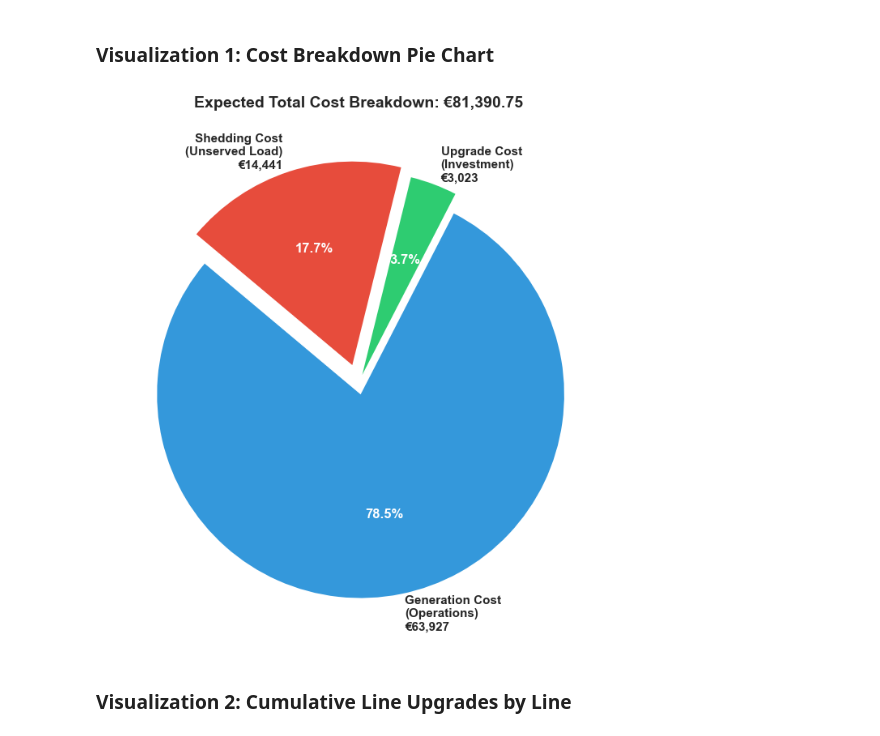
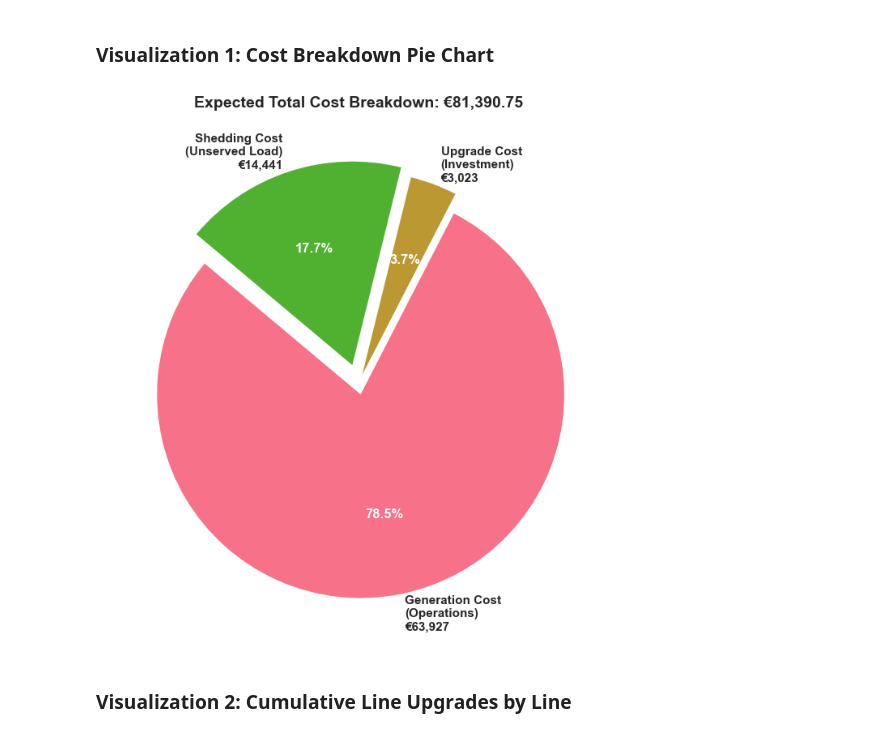
Before and after one commit to s204737/Assignment2_Group40, a Jupyter notebook: Multiyear_stochastic_model.ipynb, the cells around one changed output. Saved outputs shown, nothing was run; the diff lists cells and outputs as text; code cells hidden in the pictures.

Commit message:
graph changes

```diff
--- a/Multiyear_stochastic_model.ipynb
+++ b/Multiyear_stochastic_model.ipynb
@@ -677,34 +677,34 @@ COMPREHENSIVE RESULTS SUMMARY
 ### Visualization 1: Cost Breakdown Pie Chart
 # %%
 if model.status == GRB.OPTIMAL:
+    sns.set_palette("husl")
     fig, ax = plt.subplots(figsize=(10, 7))
 
     costs = [total_gen, total_upgrade, total_shed]
     labels = ['Generation Cost\n(Operations)', 'Upgrade Cost\n(Investment)', 'Shedding Cost\n(Unserved Load)']
-    colors = ['#3498db', '#2ecc71', '#e74c3c']
+
     explode = (0.05, 0.05, 0.1)
 
     wedges, texts, autotexts = ax.pie(
-        costs, labels=labels, autopct='%1.1f%%',
-        colors=colors, explode=explode, startangle=140,
+        costs, labels=labels, autopct='%1.1f%%', explode=explode, startangle=140,
         textprops={'fontsize': 11, 'weight': 'bold'}
     )
 
     for autotext in autotexts:
         autotext.set_color('white')
         autotext.set_fontsize(12)
 
     # Add value annotations
     for i, (cost, label) in enumerate(zip(costs, labels)):
         texts[i].set_text(f'{label}\n€{cost:,.0f}')
 
     ax.set_title(f'Expected Total Cost Breakdown: €{model.objVal:,.2f}',
                  fontsize=14, fontweight='bold', pad=20)
 
     plt.tight_layout()
     plt.show()
 # %% [output]
-[figure, old version]
+[figure, new version]
 # %% [markdown]
 ### Visualization 2: Cumulative Line Upgrades by Line
 # %%
```
Also changed, not shown: 6 other files.
